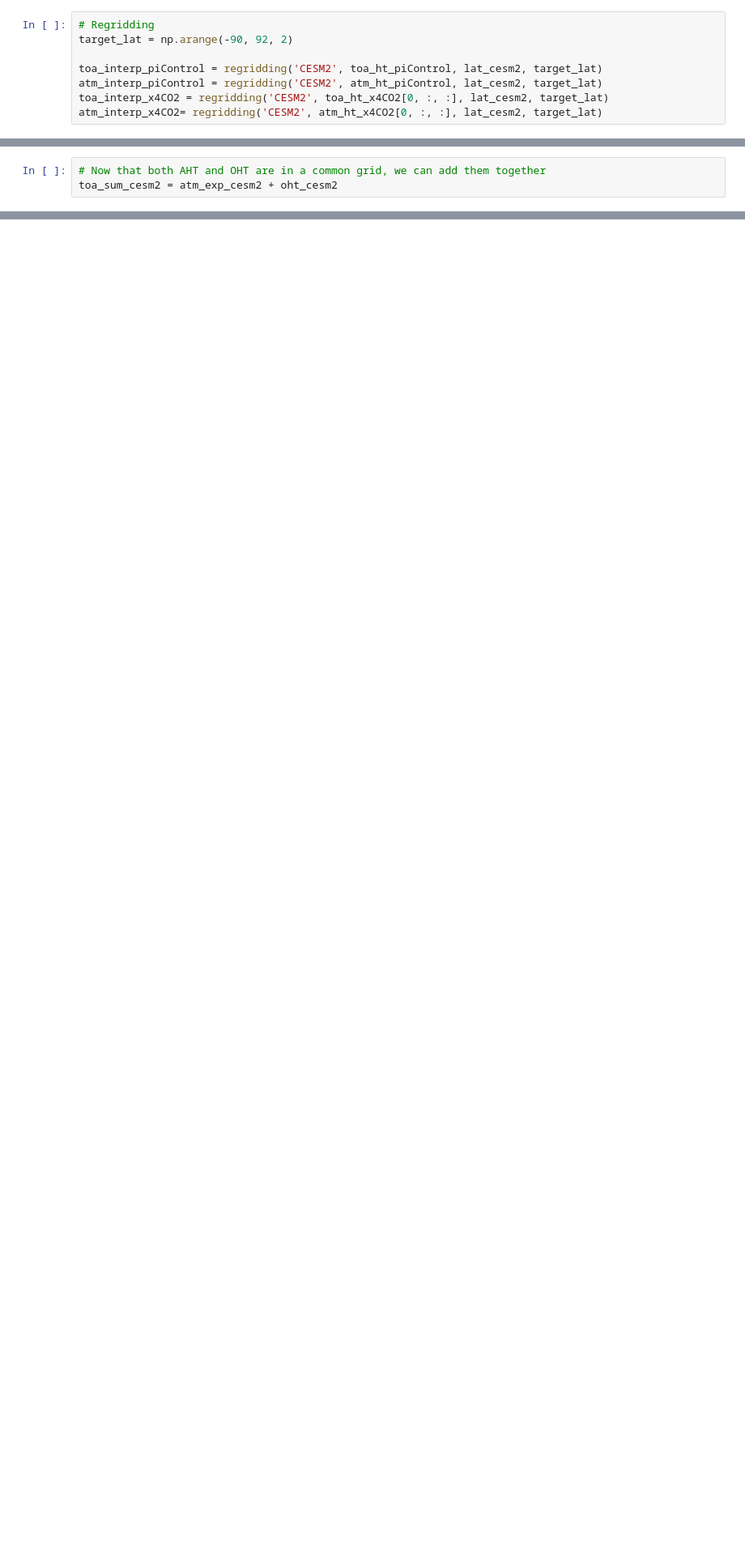
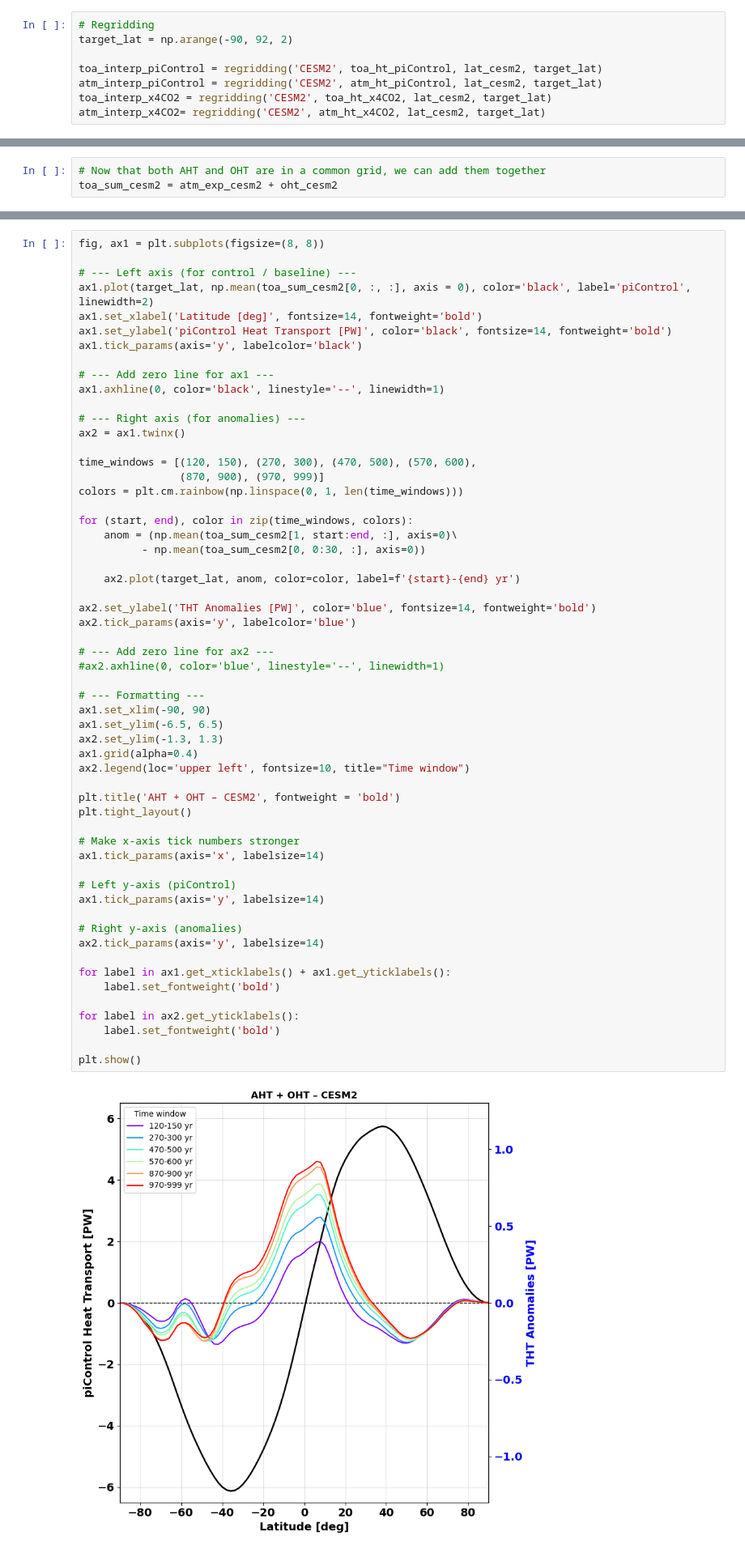
Before and after one commit to ChristineKappatou/Atmosphere_Ocean_Interactions_PhD, a Jupyter notebook: 10.long_timescale_cesm2.ipynb, the cells around one changed output, grey strips where cells are left out. Shown at 81% size. Cells and saved outputs as stored; diff of their text form; blank space fills up the shorter version.

```diff
--- a/10.long_timescale_cesm2.ipynb
+++ b/10.long_timescale_cesm2.ipynb
@@ -446,5 +510,5 @@ target_lat = np.arange(-90, 92, 2)
 
 toa_interp_piControl = regridding('CESM2', toa_ht_piControl, lat_cesm2, target_lat)
 atm_interp_piControl = regridding('CESM2', atm_ht_piControl, lat_cesm2, target_lat)
-toa_interp_x4CO2 = regridding('CESM2', toa_ht_x4CO2[0, :, :], lat_cesm2, target_lat)
-atm_interp_x4CO2= regridding('CESM2', atm_ht_x4CO2[0, :, :], lat_cesm2, target_lat)
+toa_interp_x4CO2 = regridding('CESM2', toa_ht_x4CO2, lat_cesm2, target_lat)
+atm_interp_x4CO2= regridding('CESM2', atm_ht_x4CO2, lat_cesm2, target_lat)
@@ -676,0 +799,59 @@ plt.show()
+# %%
+fig, ax1 = plt.subplots(figsize=(8, 8))
+
+# --- Left axis (for control / baseline) ---
+ax1.plot(target_lat, np.mean(toa_sum_cesm2[0, :, :], axis = 0), color='black', label='piControl', linewidth=2)
+ax1.set_xlabel('Latitude [deg]', fontsize=14, fontweight='bold')
+ax1.set_ylabel('piControl Heat Transport [PW]', color='black', fontsize=14, fontweight='bold')
+ax1.tick_params(axis='y', labelcolor='black')
+
+# --- Add zero line for ax1 ---
+ax1.axhline(0, color='black', linestyle='--', linewidth=1)
+
+# --- Right axis (for anomalies) ---
+ax2 = ax1.twinx()
+
+time_windows = [(120, 150), (270, 300), (470, 500), (570, 600),
+                (870, 900), (970, 999)]
+colors = plt.cm.rainbow(np.linspace(0, 1, len(time_windows)))
+
+for (start, end), color in zip(time_windows, colors):
+    anom = (np.mean(toa_sum_cesm2[1, start:end, :], axis=0)\
+          - np.mean(toa_sum_cesm2[0, 0:30, :], axis=0))
+
+    ax2.plot(target_lat, anom, color=color, label=f'{start}-{end} yr')
+
+ax2.set_ylabel('THT Anomalies [PW]', color='blue', fontsize=14, fontweight='bold')
+ax2.tick_params(axis='y', labelcolor='blue')
+
+# --- Add zero line for ax2 ---
+#ax2.axhline(0, color='blue', linestyle='--', linewidth=1)
+
+# --- Formatting ---
+ax1.set_xlim(-90, 90)
+ax1.set_ylim(-6.5, 6.5)
+ax2.set_ylim(-1.3, 1.3)
+ax1.grid(alpha=0.4)
+ax2.legend(loc='upper left', fontsize=10, title="Time window")
+
+plt.title('AHT + OHT – CESM2', fontweight = 'bold')
+plt.tight_layout()
+
+# Make x-axis tick numbers stronger
+ax1.tick_params(axis='x', labelsize=14)
+
+# Left y-axis (piControl)
+ax1.tick_params(axis='y', labelsize=14)
+
+# Right y-axis (anomalies)
+ax2.tick_params(axis='y', labelsize=14)
+
+for label in ax1.get_xticklabels() + ax1.get_yticklabels():
+    label.set_fontweight('bold')
+
+for label in ax2.get_yticklabels():
+    label.set_fontweight('bold')
+
+plt.show()
+# %% [output]
+[figure, added]
```
Also changed, not shown: parts of 26 cells of this notebook, 1 other file.
